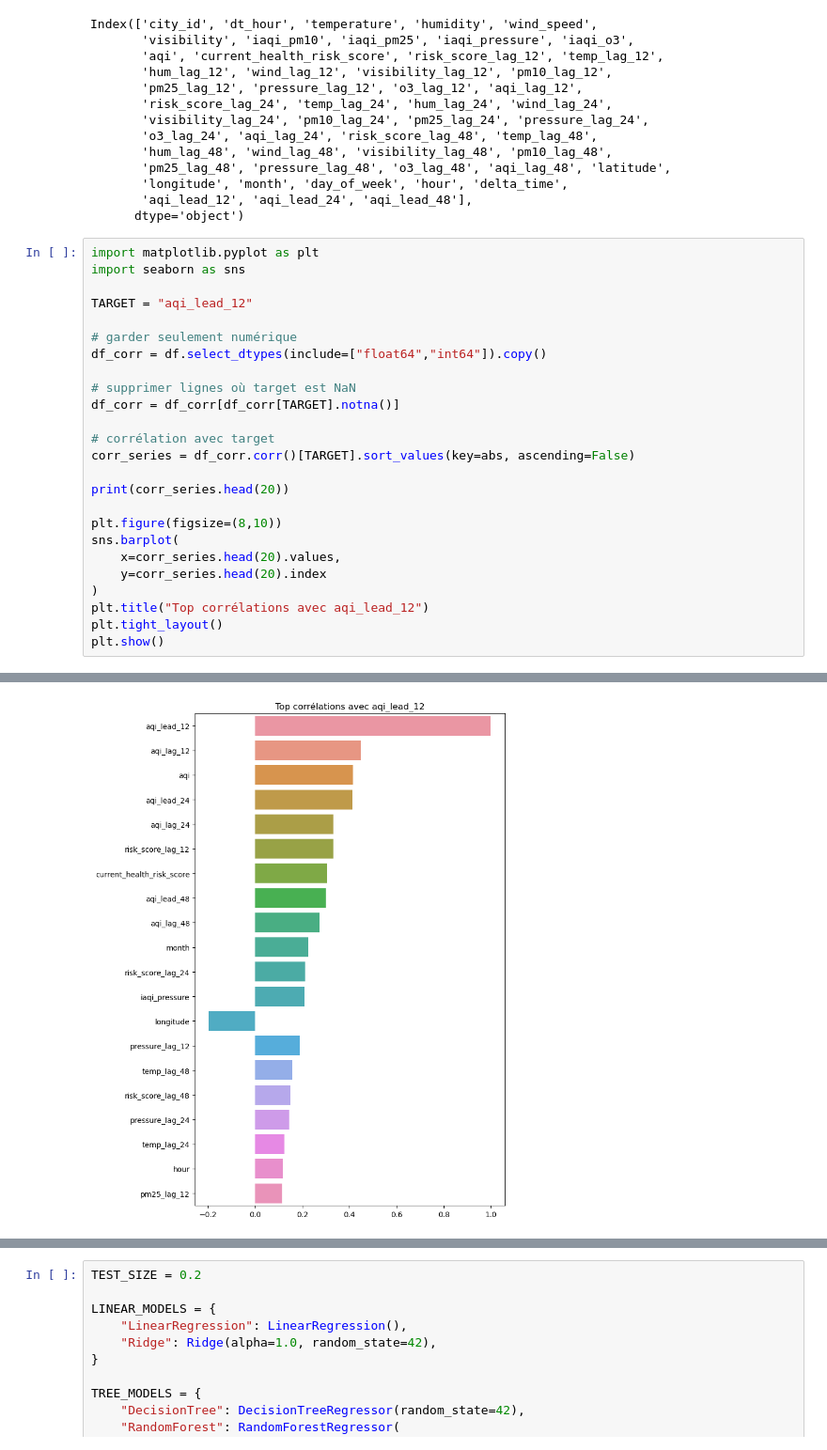
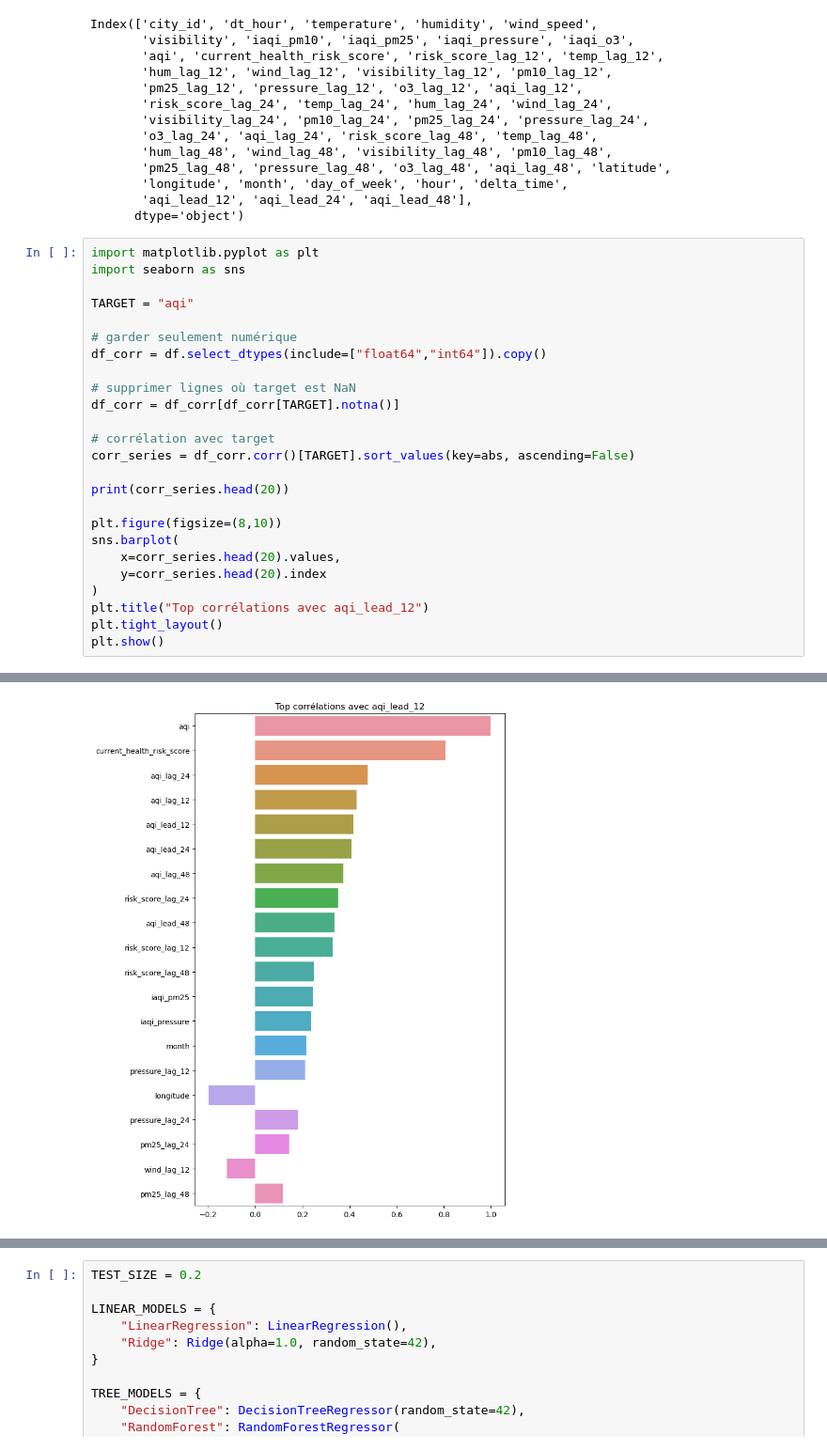
Before and after one commit to Messine-7/Good-Air, a Jupyter notebook: ml/ml-yande-v3 copy.ipynb, the cells around one changed output, grey strips where cells are left out. Shown at 94% size. Cells and saved outputs as stored; diff of their text form.

```diff
--- a/ml/ml-yande-v3 copy.ipynb
+++ b/ml/ml-yande-v3 copy.ipynb
@@ -227,7 +227,7 @@ Index(['city_id', 'dt_hour', 'temperature', 'humidity', 'wind_speed',
 import matplotlib.pyplot as plt
 import seaborn as sns
 
-TARGET = "aqi_lead_12"
+TARGET = "aqi"
 
 # garder seulement numérique
 df_corr = df.select_dtypes(include=["float64","int64"]).copy()
@@ -269,2 +269,2 @@ Name: aqi_lead_12, dtype: float64
-[figure, old version]
+[figure, new version]
 # %%
```
Also changed, not shown: parts of 7 cells of this notebook.
